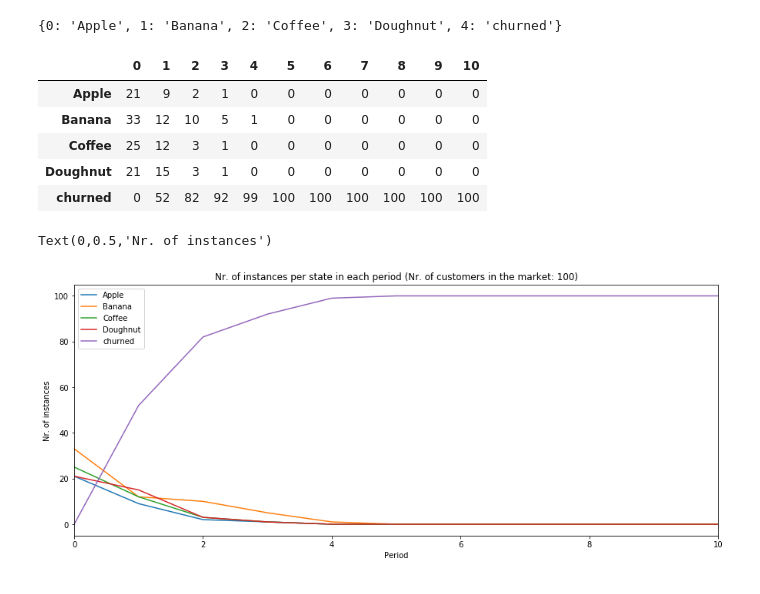
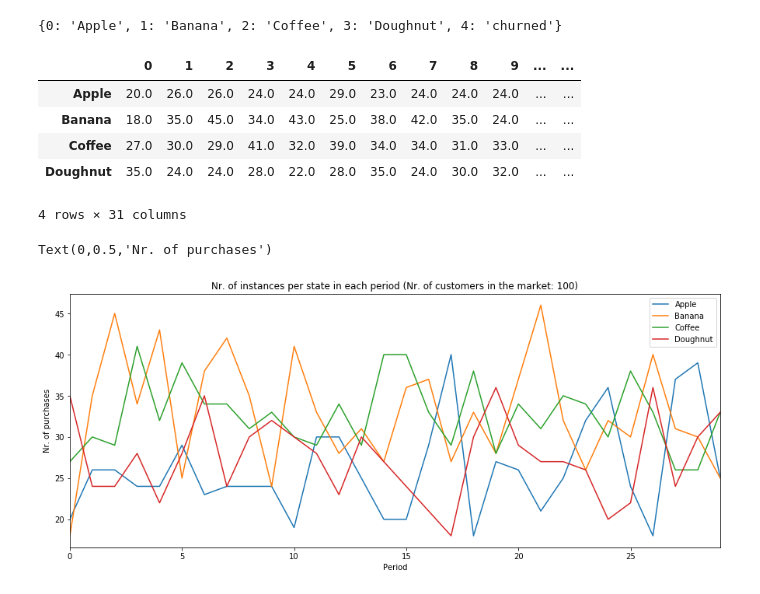
Before and after one commit to stefanfroth/Markov_Chain_Simulation, a Jupyter notebook: churn_simulator.ipynb, the cells around one changed output. Drawn from its saved outputs; the diff is of its cells as text; code cells hidden in the pictures.

Commit message:
add content to churn_simulator_class

```diff
--- a/churn_simulator.ipynb
+++ b/churn_simulator.ipynb
@@ -126,9 +186,10 @@ Write the program:
 # %%
-for i in range(M):
-    output = simulate(INIT_STATES, STATES, trans, N, output)
+output = transition_with_new_customers(INIT_STATES, STATES, trans, N, M, output, NC)
 # %%
 # translate the numerical values
 #for i, row in output.iterrows():
 #    for r in row.index:
 #        output.at[i, r] = float(D[output.at[i, r]])
+# %%
+output = output.T.reset_index(drop=True)
 # %%
@@ -146,3 +198,0 @@ output.head()
-# %%
-output = output.stack().unstack(0)
-output.head()
@@ -177,21 +230,21 @@ inv_D
 {0: 'Apple', 1: 'Banana', 2: 'Coffee', 3: 'Doughnut', 4: 'churned'}
 # %%
 # rename the indices of the matrix
-num = num.rename(mapper=inv_D, axis='index')
+num = num.rename(mapper=inv_D, axis='index').drop('churned', axis=0)
 num
 # %% [output]
-|  | 0 | 1 | 2 | 3 | 4 | 5 | 6 | 7 | 8 | 9 | 10 |
-| Apple | 21 | 9 | 2 | 1 | 0 | 0 | 0 | 0 | 0 | 0 | 0 |
-| Banana | 33 | 12 | 10 | 5 | 1 | 0 | 0 | 0 | 0 | 0 | 0 |
-| Coffee | 25 | 12 | 3 | 1 | 0 | 0 | 0 | 0 | 0 | 0 | 0 |
-| Doughnut | 21 | 15 | 3 | 1 | 0 | 0 | 0 | 0 | 0 | 0 | 0 |
-| churned | 0 | 52 | 82 | 92 | 99 | 100 | 100 | 100 | 100 | 100 | 100 |
+|  | 0 | 1 | 2 | 3 | 4 | 5 | 6 | 7 | 8 | 9 | ... | ... |
+| Apple | 20.0 | 26.0 | 26.0 | 24.0 | 24.0 | 29.0 | 23.0 | 24.0 | 24.0 | 24.0 | ... | ... |
+| Banana | 18.0 | 35.0 | 45.0 | 34.0 | 43.0 | 25.0 | 38.0 | 42.0 | 35.0 | 24.0 | ... | ... |
+| Coffee | 27.0 | 30.0 | 29.0 | 41.0 | 32.0 | 39.0 | 34.0 | 34.0 | 31.0 | 33.0 | ... | ... |
+| Doughnut | 35.0 | 24.0 | 24.0 | 28.0 | 22.0 | 28.0 | 35.0 | 24.0 | 30.0 | 32.0 | ... | ... |
+4 rows × 31 columns
 # %%
-num.T.plot(figsize = (15, 6)\
+num.iloc[:,:-1].T.plot(figsize = (15, 6)\
           , title='Nr. of instances per state in each period (Nr. of customers in the market: {})'.format(M))\
 
 plt.xlabel('Period')
-plt.ylabel('Nr. of instances')
+plt.ylabel('Nr. of purchases')
 # %% [output]
-Text(0,0.5,'Nr. of instances')
+Text(0,0.5,'Nr. of purchases')
-[figure, old version]
+[figure, new version]
```
Also changed, not shown: parts of 20 cells of this notebook, 3 other files.
